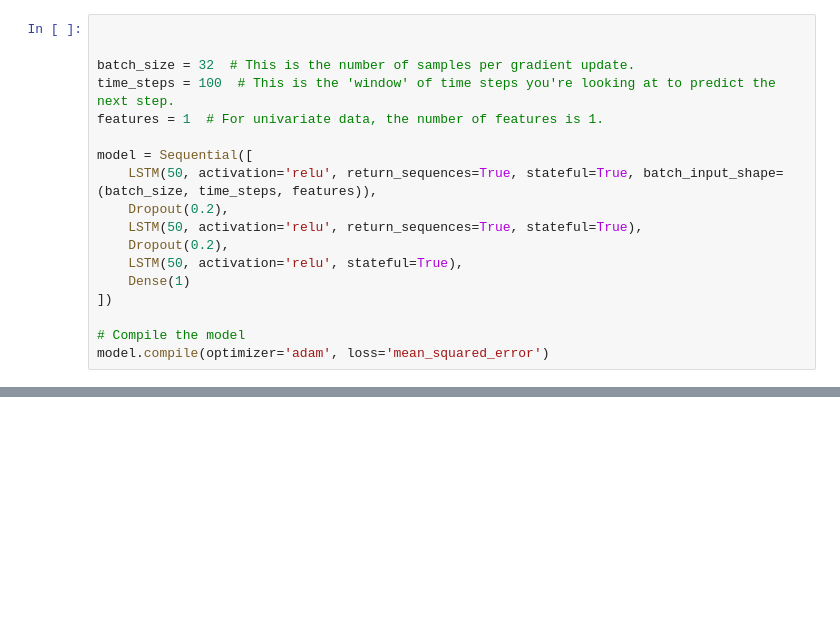
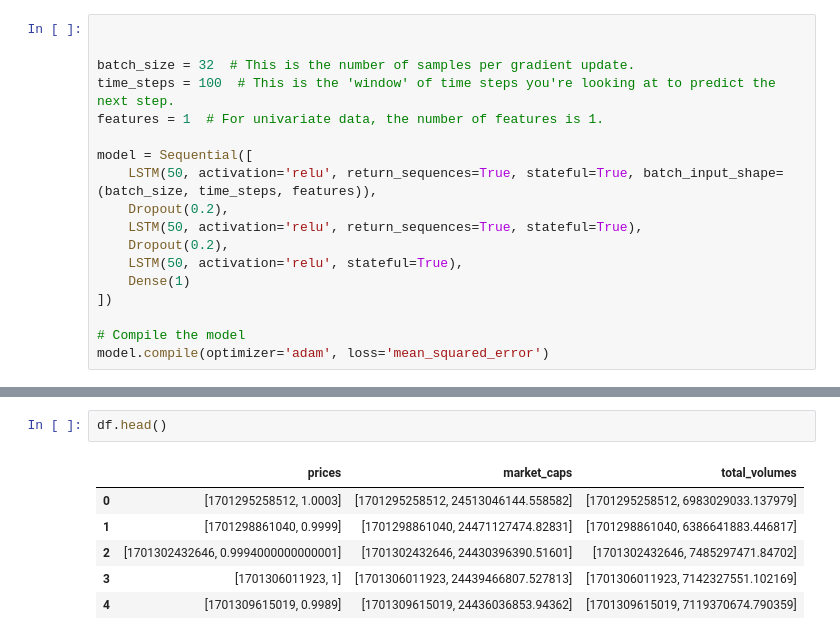
Before and after one commit to skodali4/FH03-Senior-Design-Project, a Jupyter notebook: time_series_modeling/single_input_output.ipynb, the cells around one changed output, grey strips where cells are left out. Cells and saved outputs as stored; diff of their text form; blank space fills up the shorter version.

```diff
--- a/time_series_modeling/single_input_output.ipynb
+++ b/time_series_modeling/single_input_output.ipynb
@@ -50,0 +72,9 @@ model.compile(optimizer='adam', loss='mean_squared_error')
+# %%
+df.head()
+# %% [output]
+|  | prices | market_caps | total_volumes |
+| 0 | [1701295258512, 1.0003] | [1701295258512, 24513046144.558582] | [1701295258512, 6983029033.137979] |
+| 1 | [1701298861040, 0.9999] | [1701298861040, 24471127474.82831] | [1701298861040, 6386641883.446817] |
+| 2 | [1701302432646, 0.9994000000000001] | [1701302432646, 24430396390.51601] | [1701302432646, 7485297471.84702] |
+| 3 | [1701306011923, 1] | [1701306011923, 24439466807.527813] | [1701306011923, 7142327551.102169] |
+| 4 | [1701309615019, 0.9989] | [1701309615019, 24436036853.94362] | [1701309615019, 7119370674.790359] |
```
Also changed, not shown: parts of 21 cells of this notebook, 2 other files.
